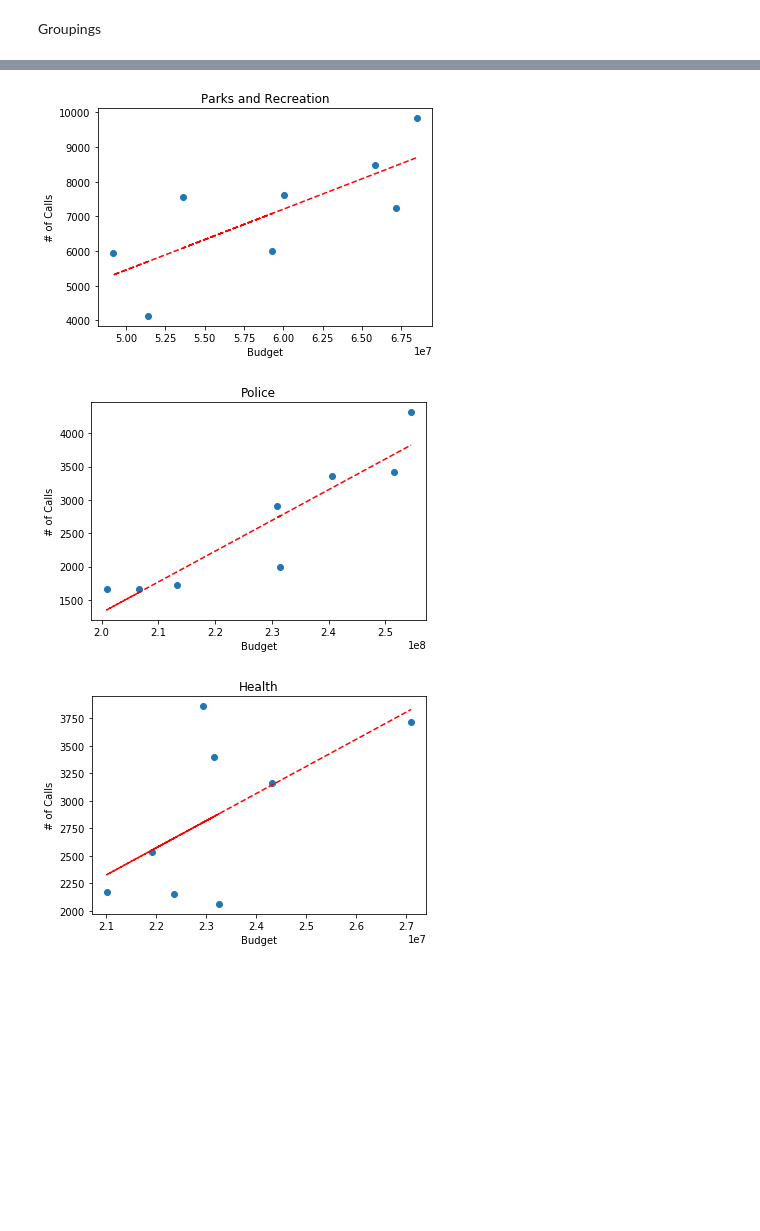
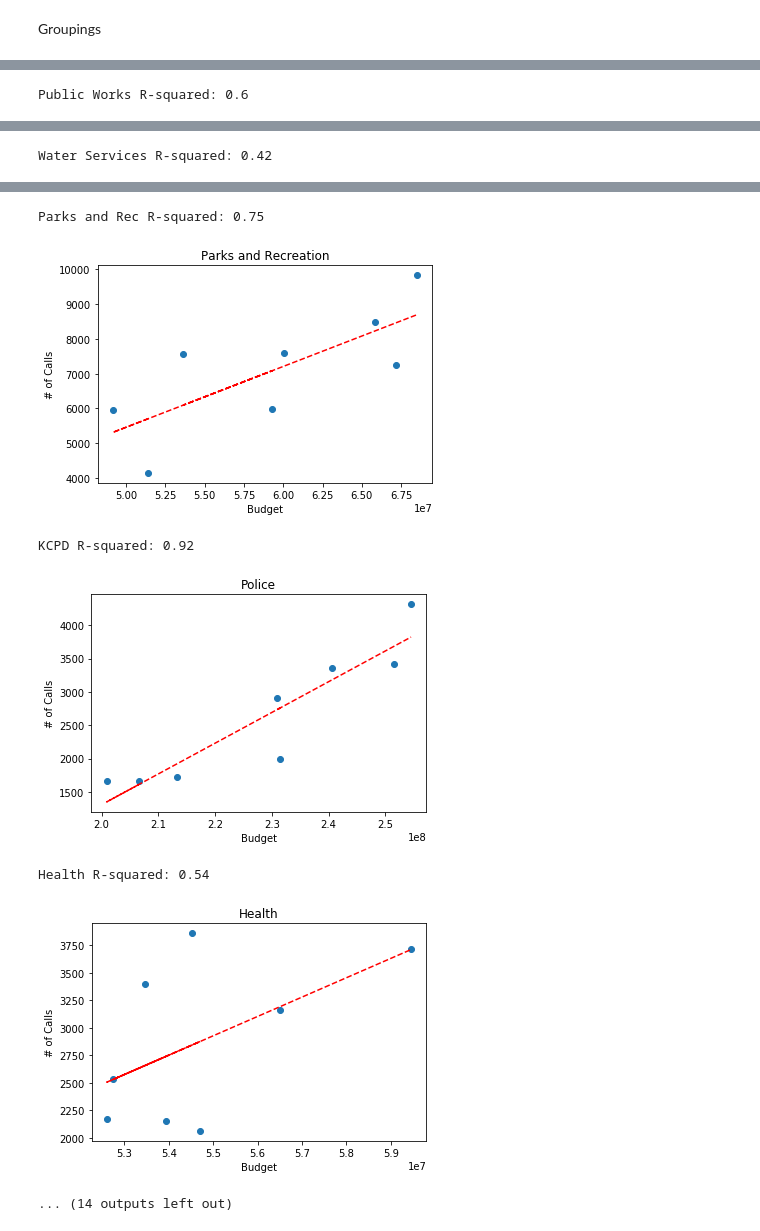
Before and after one commit to vksyr/IST718, a Jupyter notebook: Proj.ipynb, the cells around one changed output, grey strips where cells are left out. Drawn from its saved outputs; the diff is of its cells as text; code cells hidden in the pictures; blank space fills up the shorter version.

```diff
--- a/Proj.ipynb
+++ b/Proj.ipynb
@@ -24,4 +30,9 @@ pd.set_option('display.max_rows', None)
 kc_311_calls = pd.read_csv('/content/drive/My Drive/IST718/311_Call_Center_Service_Requests.csv') # large
 #kc_311_survey = pd.read_csv('/content/sample_data/KC_311_Call_Center_Service_Requests_Survey_Data.csv')
 #kc_calls = pd.read_csv('/content/sample_data/KC_Daily_Call_Activity_Report.csv')
-kc_budget = pd.read_csv('/content/drive/My Drive/IST718/Budget_for_budget.kcmo.gov.csv')
+
+# https://data.kcmo.org/Budget/Budget-for-budget-kcmo-gov/whg3-khkh
+kc_budget = pd.read_csv('https://raw.githubusercontent.com/vksyr/IST718/master/Budget_for_budget.kcmo.gov.csv')
+
+# https://data.kcmo.org/Budget/KCMO-FY-2012-2020-Submitted-Adopted-and-Actual-Bud/mwmk-j86a #25mb
+kc_expenses = pd.read_csv('/content/drive/My Drive/IST718/KCMO_FY_2012-_2020_Submitted__Adopted__and_Actual_Budget_-_Expenditures.csv')
@@ -63,0 +51,7 @@ Name: DEPARTMENT, dtype: int64
+# %%
+kc_311_calls['DEPARTMENT'].loc[kc_311_calls.DEPARTMENT=='Parks & Rec'] = 'Parks and Rec'
+kc_311_calls['DEPARTMENT'].loc[kc_311_calls.DEPARTMENT=='Parks & Recreation'] = 'Parks and Rec'
+kc_311_calls['DEPARTMENT'].loc[kc_311_calls.DEPARTMENT=='IT'] = 'Information Technology'
+kc_311_calls['DEPARTMENT'].loc[kc_311_calls.DEPARTMENT=='Housing Community Dev'] = 'NHS'
+kc_311_calls['DEPARTMENT'].loc[kc_311_calls.DEPARTMENT=='NCS'] = 'NHS'
+kc_311_calls.DEPARTMENT.value_counts()
@@ -63,0 +80,4 @@ Name: DEPARTMENT, dtype: int64
+# %%
+kc_budget['Department'].loc[kc_budget.Department=='Health and Medical Care'] = 'Health'
+kc_budget['Department'].loc[kc_budget.Department=='Convention and Entertainment Facilities'] = 'Convention and Tourism'
+kc_budget.Department.value_counts()
@@ -63,0 +167,2 @@ Name: DEPARTMENT, dtype: int64
+# %%
+budget_totals = budget_totals.set_index('Fiscal Year')
@@ -64,39 +187,19 @@ Name: DEPARTMENT, dtype: int64
 # %% [markdown]
 Groupings
 # %%
-kc_311_calls_12_19 = kc_311_calls[(kc_311_calls['CREATION YEAR']>=2012) & (kc_311_calls['CREATION YEAR']<=2019)]
-
-
-# 311 calls
-groups = kc_311_calls_12_19.groupby(["DEPARTMENT", "CREATION YEAR"])
-call_totals = pd.DataFrame({'Total' : groups.size()}).reset_index()
-
-# Budget
-groups = kc_budget.groupby(["Department", "Fiscal Year"])["Approved Amount"]
-budget_totals = pd.DataFrame({'Total' : groups.sum()}).reset_index()
-
-
-
 #Budget vs calls
 
-# dept matching between datasets
-sync = [
-  {'budget':'Neighborhoods and Housing Services', 'call':'NHS'},
-  {'budget':'Public Works', 'call':'Public Works'},
-  {'budget':'Water Services', 'call':'Water Services'},
-  {'budget':'Parks and Recreation', 'call':'Parks and Rec'},
-  {'budget':'Police', 'call':'KCPD'},
-  {'budget':'Health', 'call':'Health'}
-]
+!pip install scipy
+for s in range(0, len(mapping)):
 
-for s in range(0, len(sync)):
+  budget_totals_sub = budget_totals[budget_totals['Department']==mapping[s]['budget']]
+  call_totals_sub = call_totals[call_totals['DEPARTMENT']==mapping[s]['call']]
 
-  budget_totals_sub = budget_totals[budget_totals['Department']==sync[s]['budget']]
-  call_totals_sub = call_totals[call_totals['DEPARTMENT']==sync[s]['call']]
+  print(mapping[s]['call'] + ' R-squared: ' + str(round(stats.pearsonr(budget_totals_sub.Total, call_totals_sub.Total)[0], 2)))
 
   # Plot
   plt.scatter(budget_totals_sub.Total, call_totals_sub.Total)
-  plt.title(sync[s]['budget'])
+  plt.title(mapping[s]['budget'])
   plt.xlabel('Budget')
   plt.ylabel('# of Calls')
 
@@ -111,5 +217,11 @@ for s in range(0, len(sync)):
+Public Works R-squared: 0.6
 [figure]
+Water Services R-squared: 0.42
 [figure]
+Parks and Rec R-squared: 0.75
 [figure]
+KCPD R-squared: 0.92
 [figure]
+Health R-squared: 0.54
-[figure, old version]
+[figure, new version]
+... (14 outputs left out)
```
Also changed, not shown: parts of 36 cells of this notebook.
